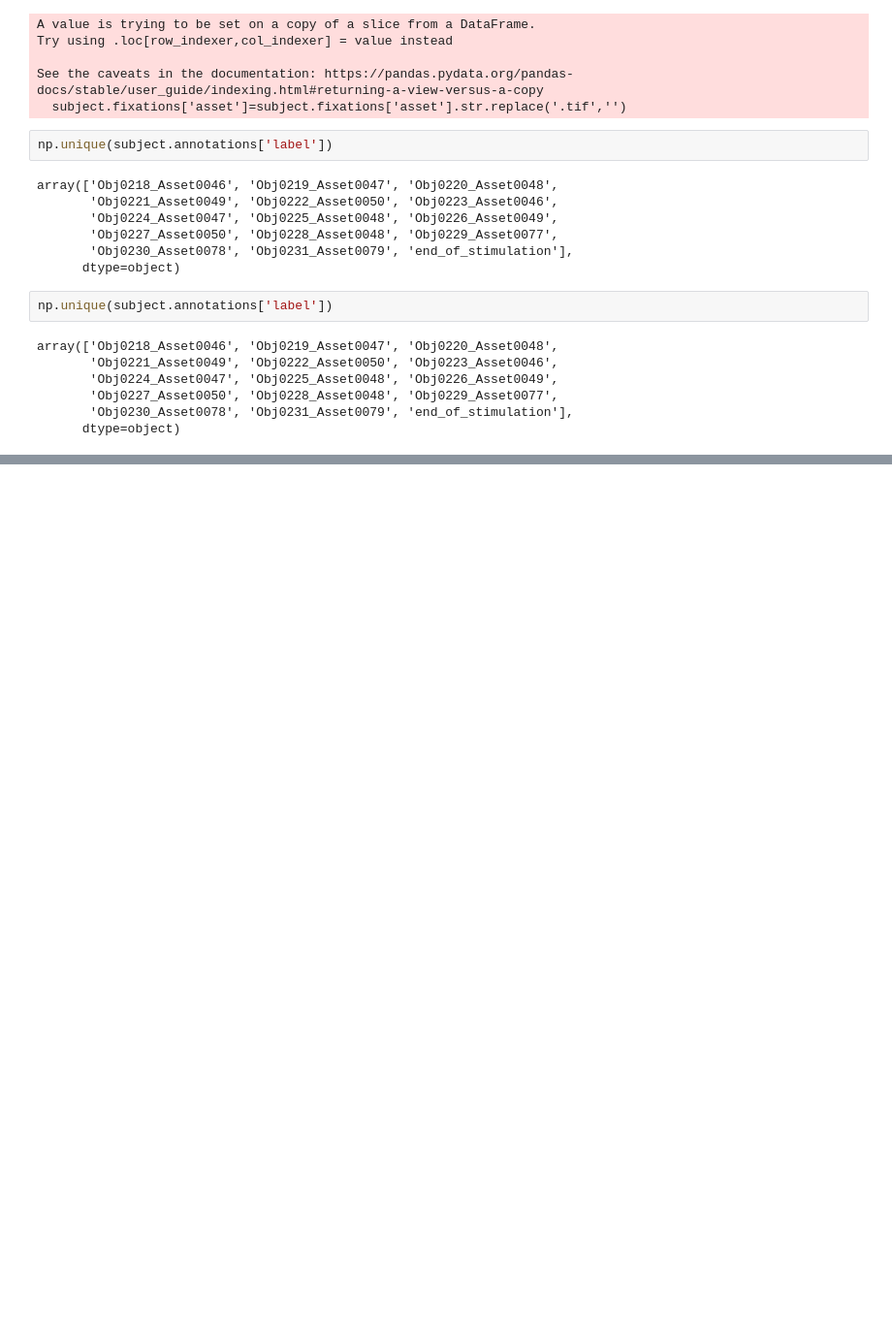
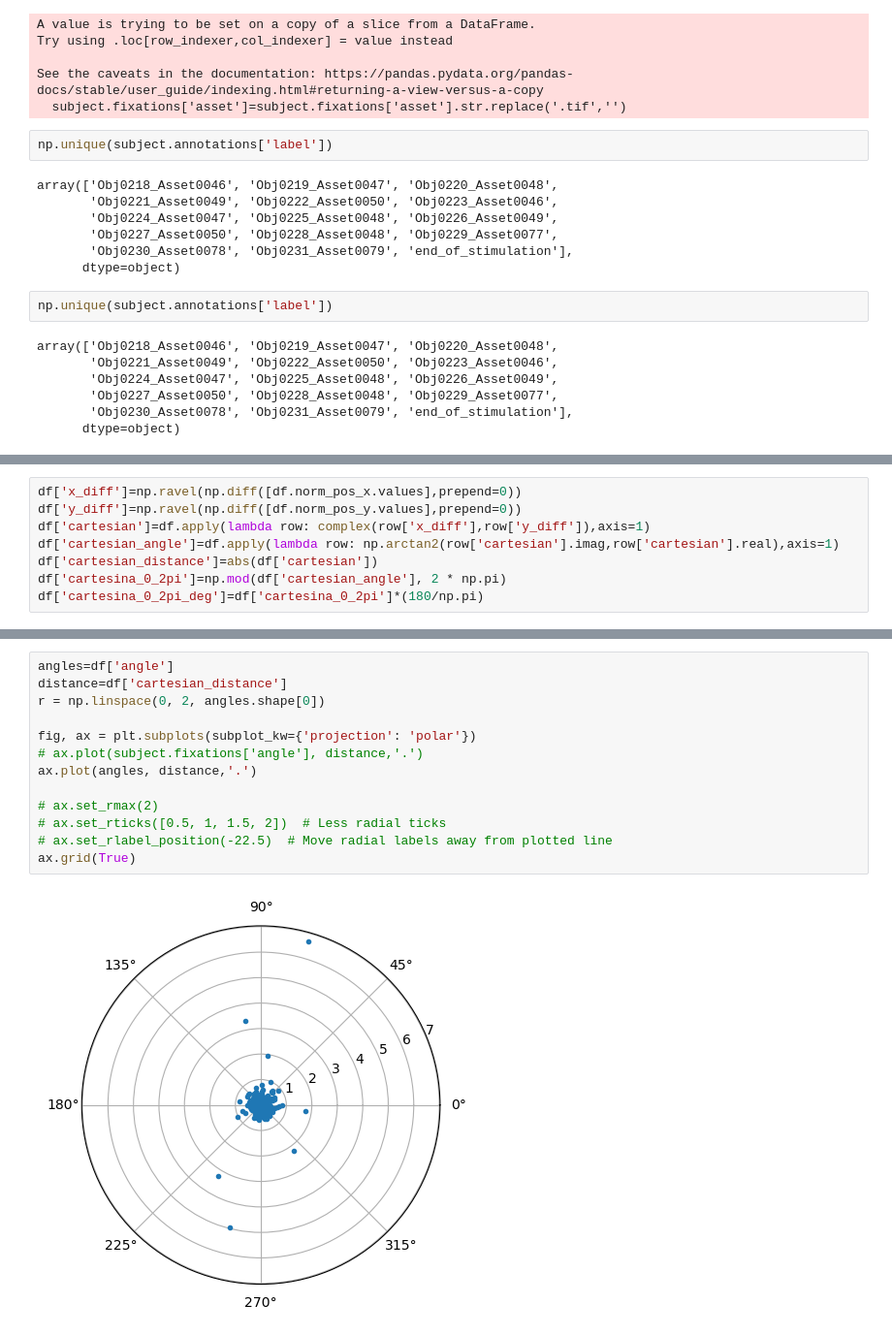
Before and after one commit to Rockyneuron/pupil_labs_analysis, a Jupyter notebook: analysis/gaze/pupil_labs/saccades_preprocessing_auto.ipynb, the cells around one changed output, grey strips where cells are left out. Shown at 97% size. Saved outputs shown, nothing was run; the diff lists cells and outputs as text; blank space fills up the shorter version.

```diff
--- a/analysis/gaze/pupil_labs/saccades_preprocessing_auto.ipynb
+++ b/analysis/gaze/pupil_labs/saccades_preprocessing_auto.ipynb
@@ -208,0 +150,8 @@ df
+# %%
+df['x_diff']=np.ravel(np.diff([df.norm_pos_x.values],prepend=0))
+df['y_diff']=np.ravel(np.diff([df.norm_pos_y.values],prepend=0))
+df['cartesian']=df.apply(lambda row: complex(row['x_diff'],row['y_diff']),axis=1)
+df['cartesian_angle']=df.apply(lambda row: np.arctan2(row['cartesian'].imag,row['cartesian'].real),axis=1)
+df['cartesian_distance']=abs(df['cartesian'])
+df['cartesina_0_2pi']=np.mod(df['cartesian_angle'], 2 * np.pi)
+df['cartesina_0_2pi_deg']=df['cartesina_0_2pi']*(180/np.pi)
@@ -223,0 +267,15 @@ ax.grid(True)
+# %%
+angles=df['angle']
+distance=df['cartesian_distance']
+r = np.linspace(0, 2, angles.shape[0])
+
+fig, ax = plt.subplots(subplot_kw={'projection': 'polar'})
+# ax.plot(subject.fixations['angle'], distance,'.')
+ax.plot(angles, distance,'.')
+
+# ax.set_rmax(2)
+# ax.set_rticks([0.5, 1, 1.5, 2])  # Less radial ticks
+# ax.set_rlabel_position(-22.5)  # Move radial labels away from plotted line
+ax.grid(True)
+# %% [output]
+[figure, added]
```
Also changed, not shown: parts of 26 cells of this notebook, 1 other file.
